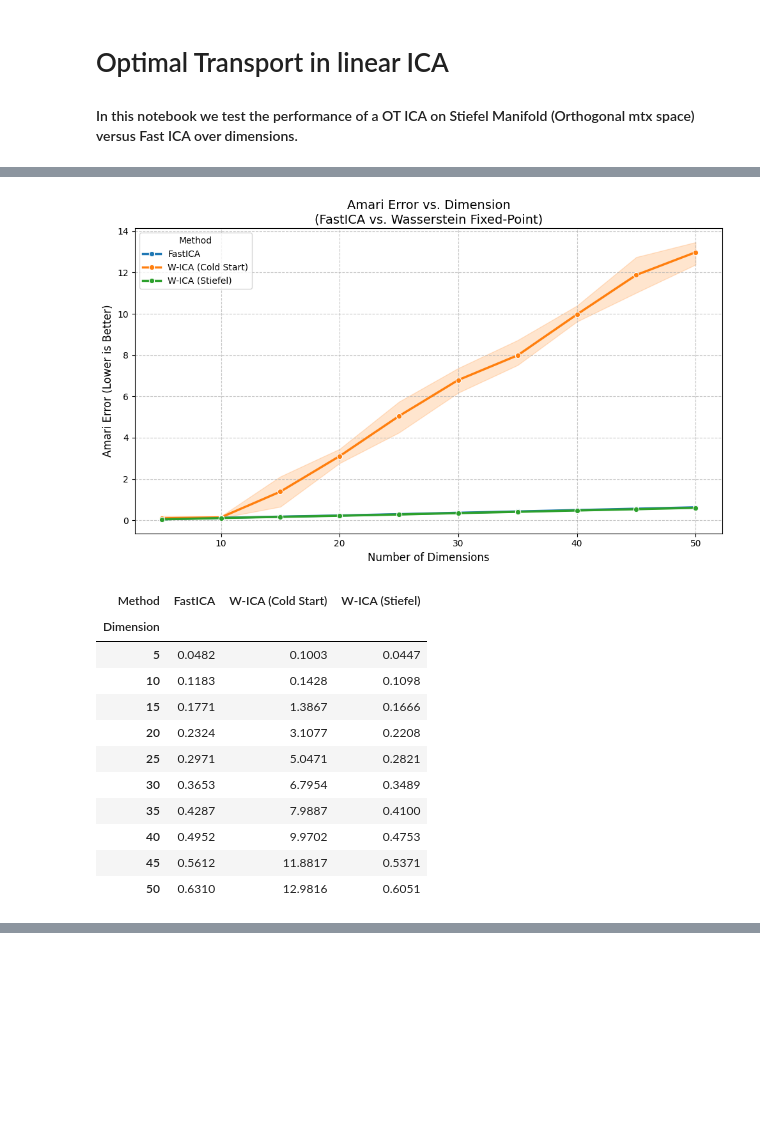
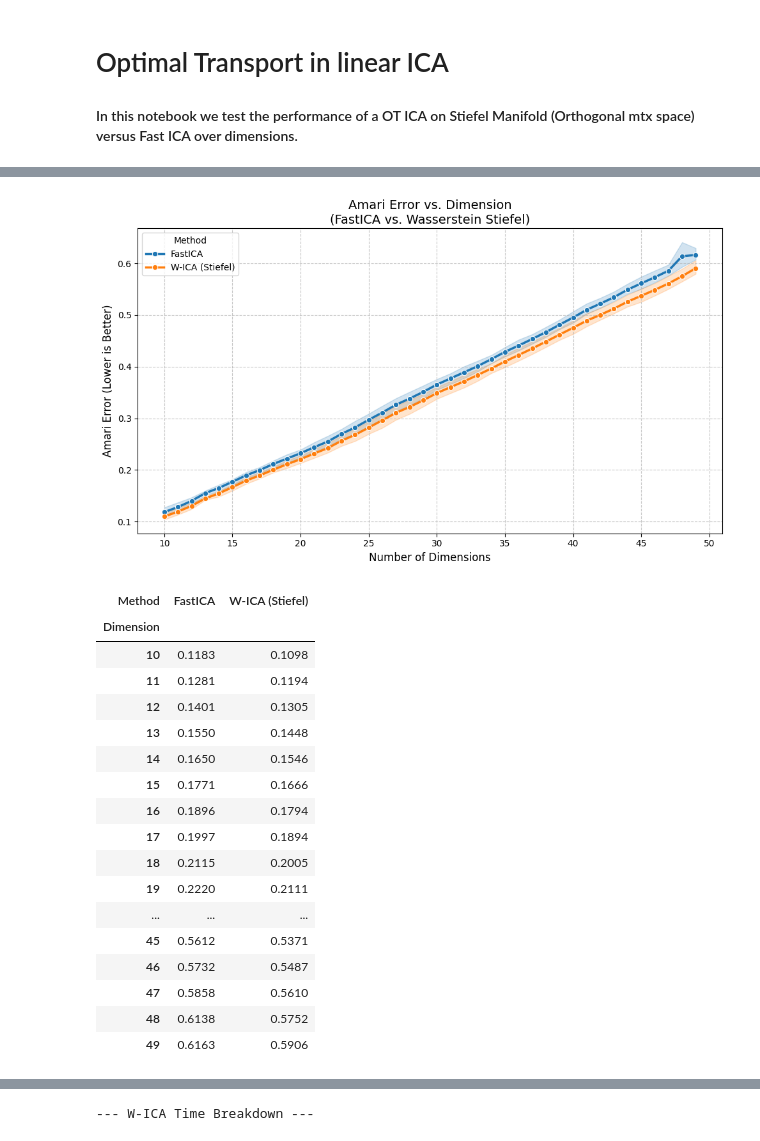
Before and after one commit to ashutoshjha3103/ot_in_linear_ica, a Jupyter notebook: exp/OT_stiefel_manifold_vs_FastICA.ipynb, the cells around one changed output, grey strips where cells are left out. Drawn from its saved outputs; the diff is of its cells as text; code cells hidden in the pictures; blank space fills up the shorter version.

Commit message:
OT_ICA_Stiefel vs FastICA, perf & time over dims

```diff
--- a/exp/OT_stiefel_manifold_vs_FastICA.ipynb
+++ b/exp/OT_stiefel_manifold_vs_FastICA.ipynb
@@ -58,11 +60,11 @@ def generate_dataset(n_dim, n_samples, seed=None):
 # ==========================================
 
 # Test a range of dimensions up to 30
-DIMENSIONS = [n for n in range(5, 51, 5)]  # Varying D
+DIMENSIONS = [n for n in range(10, 50)]  # Varying D
 N_SAMPLES = 5000
 N_TRIALS = 5  # Run multiple trials for error bars
 
-print(f"--- FastICA vs. OT Fixed-Point Showdown ---")
+print(f"--- FastICA vs. OT Stiefel ICA---")
 print(f"Dimensions: {DIMENSIONS}")
 print(f"Samples: {N_SAMPLES}")
 print(f"Trials per dim: {N_TRIALS}")
@@ -145,31 +273,55 @@ for dim in tqdm(DIMENSIONS, desc="Dimensions"):
 # %%
-df = pd.DataFrame(results)
+# ==========================================
+# 6. Plotting the Results
+# ==========================================
 
+# Your original Amari Error Plot
 plt.figure(figsize=(10, 6))
-# seaborn's lineplot automatically plots the mean and a confidence interval for the trials
 sns.lineplot(data=df, x='Dimension', y='Amari Error', hue='Method', marker='o', linewidth=2.5)
-
-plt.title("Amari Error vs. Dimension\n(FastICA vs. Wasserstein Fixed-Point)", fontsize=14)
+plt.title("Amari Error vs. Dimension\n(FastICA vs. Wasserstein Stiefel)", fontsize=14)
 plt.ylabel("Amari Error (Lower is Better)", fontsize=12)
 plt.xlabel("Number of Dimensions", fontsize=12)
 plt.grid(True, linestyle='--', alpha=0.7)
-#plt.yscale('log') # Log scale is often better for Amari Error to see small polish improvements
+#plt.yscale('log')
 plt.tight_layout()
 plt.show()
 
 # Display mean scores table
 display(df.groupby(['Dimension', 'Method'])['Amari Error'].mean().unstack().round(4))
+
+# ------------------------------------------
+# NEW: Total Execution Time Plot
+# ------------------------------------------
+plt.figure(figsize=(10, 6))
+sns.lineplot(data=df, x='Dimension', y='Total Time (s)', hue='Method', marker='s', linewidth=2.5)
+plt.title("Computational Scaling: Execution Time vs. Dimension", fontsize=14)
+plt.ylabel("Total Time (Seconds)", fontsize=12)
+plt.xlabel("Number of Dimensions", fontsize=12)
+plt.grid(True, linestyle='--', alpha=0.7)
+plt.tight_layout()
+plt.show()
+
+# Display time breakdown table for W-ICA
+w_ica_times = df[df['Method'] == 'W-ICA (Stiefel)'].groupby('Dimension')[['Phase 1 Time (s)', 'Phase 2 Time (s)', 'Total Time (s)']].mean()
+print("\n--- W-ICA Time Breakdown ---")
+display(w_ica_times.round(2))
 # %% [output]
-[figure, old version]
+[figure, new version]
-| Method | FastICA | W-ICA (Cold Start) | W-ICA (Stiefel) |
-| Dimension |  |  |  |
-| 5 | 0.0482 | 0.1003 | 0.0447 |
-| 10 | 0.1183 | 0.1428 | 0.1098 |
-| 15 | 0.1771 | 1.3867 | 0.1666 |
-| 20 | 0.2324 | 3.1077 | 0.2208 |
-| 25 | 0.2971 | 5.0471 | 0.2821 |
-| 30 | 0.3653 | 6.7954 | 0.3489 |
-| 35 | 0.4287 | 7.9887 | 0.4100 |
-| 40 | 0.4952 | 9.9702 | 0.4753 |
-| 45 | 0.5612 | 11.8817 | 0.5371 |
-| 50 | 0.6310 | 12.9816 | 0.6051 |
+| Method | FastICA | W-ICA (Stiefel) |
+| Dimension |  |  |
+| 10 | 0.1183 | 0.1098 |
+| 11 | 0.1281 | 0.1194 |
+| 12 | 0.1401 | 0.1305 |
+| 13 | 0.1550 | 0.1448 |
+| 14 | 0.1650 | 0.1546 |
+| 15 | 0.1771 | 0.1666 |
+| 16 | 0.1896 | 0.1794 |
+| 17 | 0.1997 | 0.1894 |
+| 18 | 0.2115 | 0.2005 |
+| 19 | 0.2220 | 0.2111 |
+| ... | ... | ... |
+| 45 | 0.5612 | 0.5371 |
+| 46 | 0.5732 | 0.5487 |
+| 47 | 0.5858 | 0.5610 |
+| 48 | 0.6138 | 0.5752 |
+| 49 | 0.6163 | 0.5906 |
@@ -175,0 +329 @@ display(df.groupby(['Dimension', 'Method'])['Amari Error'].mean().unstack().roun
+--- W-ICA Time Breakdown ---
```
Also changed, not shown: parts of 6 cells of this notebook.
